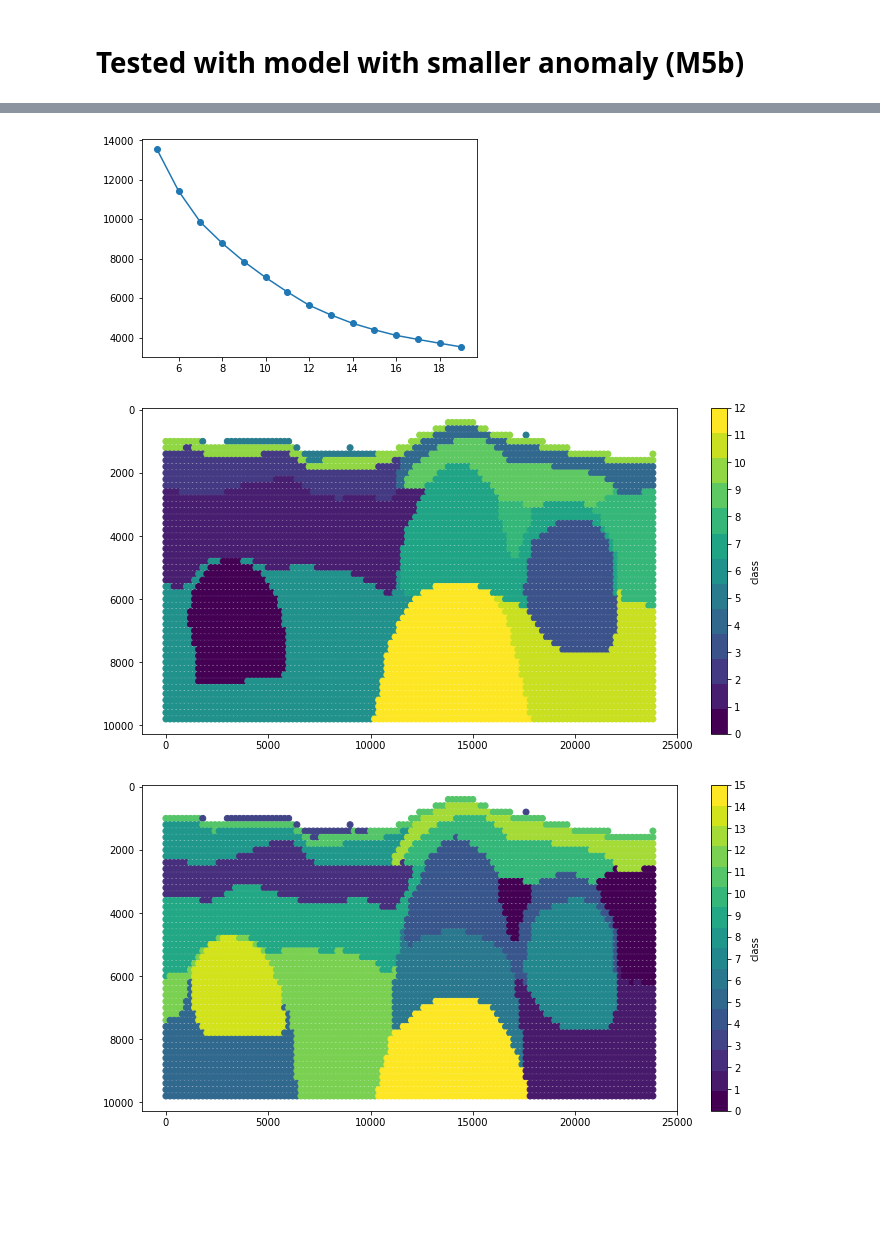
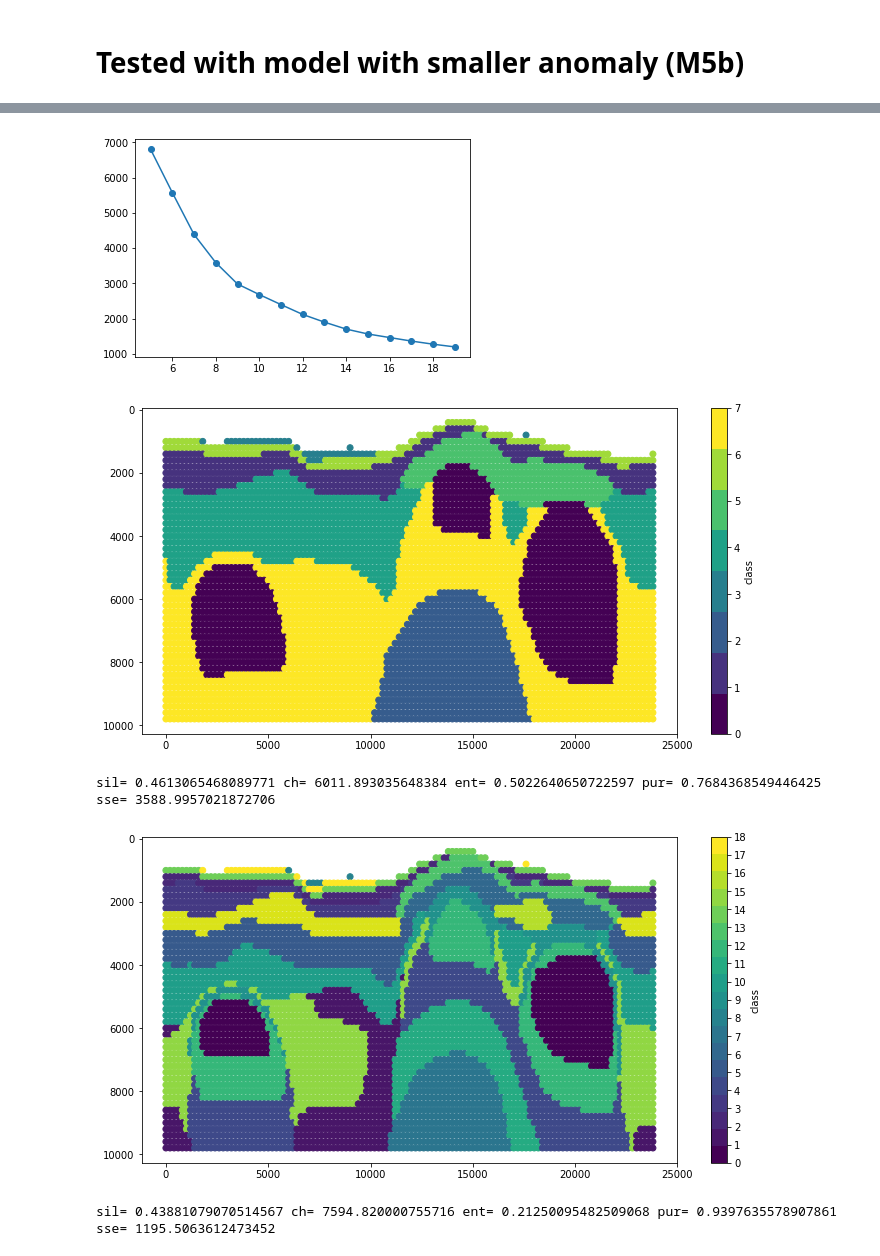
Before and after one commit to msc-acse/acse-9-independent-research-project-wafflescore, a Jupyter notebook: Notebooks/K-Means.ipynb, the cells around one changed output, grey strips where cells are left out. Drawn from its saved outputs; the diff is of its cells as text; code cells hidden in the pictures; blank space fills up the shorter version.

```diff
--- a/Notebooks/K-Means.ipynb
+++ b/Notebooks/K-Means.ipynb
@@ -35,11 +35,13 @@ ddir = '../data/' + model + '_init_data.npy'
 idata = np.load(cdir)
 
 means, stds = dp.compMeanStd(data)
-norm_data = dp.normalize(data, means, stds)
+norm_data = dp.normalize(data, means, stds)[:,:-2]
 # %%
 in_range = range(5,20)
 cluster_labels, avg_sils, ch_scs, SSE, best_idx = mh.iter_kmean(norm_data, in_range)
 
-for c in cluster_labels[best_idx]:
-    mh.plot_e_model(c, x, z, sep_label=True)
+for i in best_idx:
+    mh.plot_e_model(cluster_labels[i], x, z, sep_label=True)
+    ent, pur = mh.ext_eval_entropy(label, cluster_labels[i])
+    print("sil=",avg_sils[i],"ch=", ch_scs[i], "ent=", ent,"pur=", pur, "sse=", SSE[i])
 # %% [output]
@@ -61,3 +63,5 @@ for c in cluster_labels[best_idx]:
-[figure, old version]
+[figure, new version]
-[figure, old version]
+[figure, new version]
+sil= 0.4613065468089771 ch= 6011.893035648384 ent= 0.5022640650722597 pur= 0.7684368549446425 sse= 3588.9957021872706
-[figure, old version]
+[figure, new version]
+sil= 0.43881079070514567 ch= 7594.820000755716 ent= 0.21250095482509068 pur= 0.9397635578907861 sse= 1195.5063612473452
```
Also changed, not shown: parts of 18 cells of this notebook, 17 other files.
